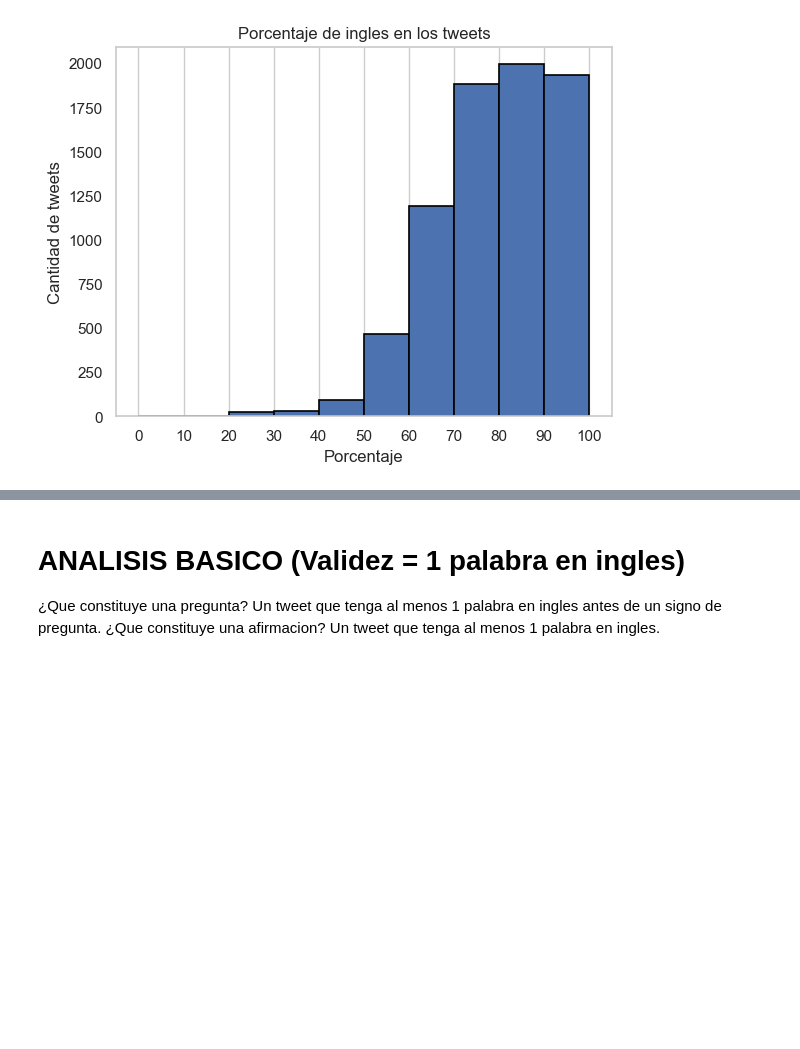
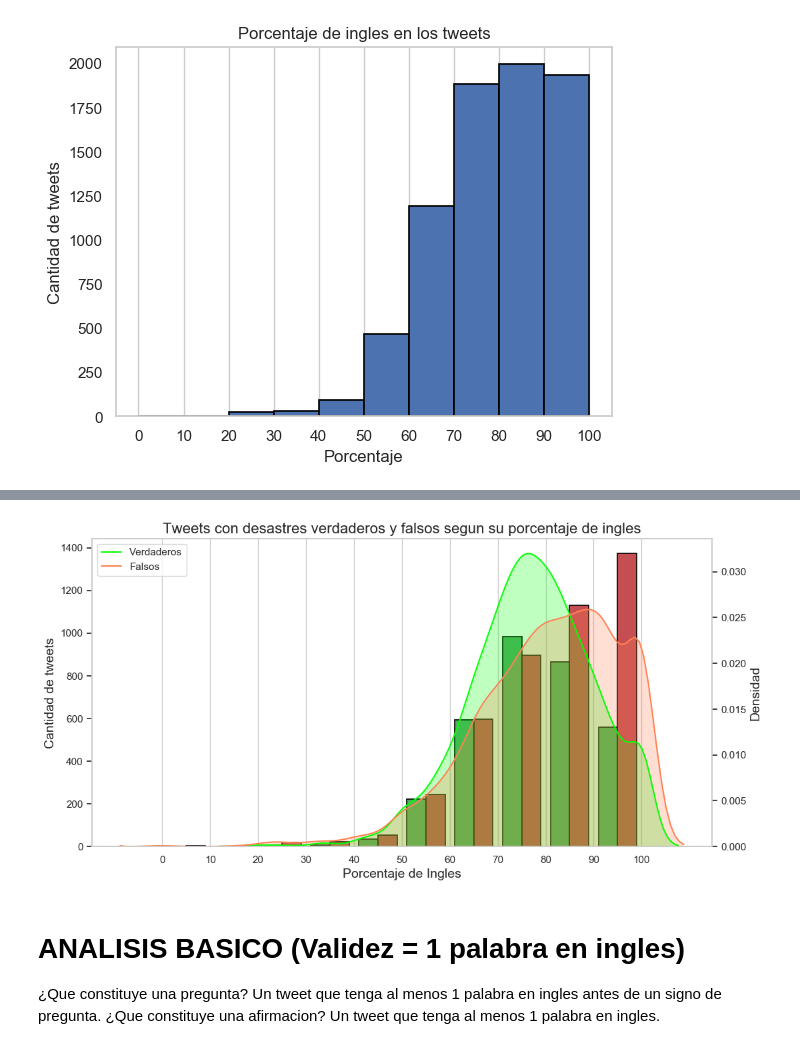
Before and after one commit to axelmpm/TP1_DATOS_1C_2020, a Jupyter notebook: Nacho/N_ProcesamientoDePalabras.ipynb, the cells around one changed output, grey strips where cells are left out. Saved outputs shown, nothing was run; the diff lists cells and outputs as text; code cells hidden in the pictures; blank space fills up the shorter version.

Commit message:
porcentajes en histogramas

```diff
--- a/Nacho/N_ProcesamientoDePalabras.ipynb
+++ b/Nacho/N_ProcesamientoDePalabras.ipynb
@@ -66,8 +61,40 @@ Name: tweets_en_ingles, dtype: int64
-# %%
-def encasillar_porcentaje(x): #encasillar los porcentajes de a 10%. 5 seria 50% o mas, y menos de 60%.
-    c = x / 10
-    return math.ceil(c)
-N_df['bins_porcentajes'] = N_df.porcentaje_de_ingles.map(lambda x: encasillar_porcentaje(x))
+# %%
+N_df_falsos = N_df[N_df.target == 0]
+N_df_verdaderos = N_df[N_df.target == 1]
+# %%
+#Los tweets con un porcentaje de ingles mayor al 90% parecen tener mayor probabilidad de ser falsos.
+fig, ax1 = plt.subplots()
+
+
+ax1.set_xlabel("Porcentaje de Ingles", fontsize = 14)
+ax1.set_ylabel("Cantidad de tweets", fontsize = 14)
+
+ax1.hist([N_df_verdaderos.porcentaje_de_ingles, N_df_falsos.porcentaje_de_ingles], color = ['g', 'r'], bins = 10, edgecolor='black', linewidth=1.2)
+ax1.tick_params(axis='y')
+ax1.grid(which = 'major', axis = 'y')
+
+ax2 = ax1.twinx()
+ax2.set_ylabel("Densidad", fontsize = 14)
+ax2.grid(False)
+
+sns.kdeplot(np.array(N_df_verdaderos.porcentaje_de_ingles), color = 'lime', shade = True, label = "Verdaderos")
+sns.kdeplot(np.array(N_df_falsos.porcentaje_de_ingles), shade = True, label = "Falsos", color = 'coral')
+plt.legend(loc='upper left')
+
+fig.set_figheight(6)
+fig.set_figwidth(12)
+
+tick = []
+for i in range(0, 101, 10):
+    tick.append(i)
+
+plt.xticks(tick)
+plt.title("Tweets con desastres verdaderos y falsos segun su porcentaje de ingles", fontsize = 16)
+
+
+plt.show()
+# %% [output]
+[figure, added]
 # %%
 ''' Considerando que al menos un 50% del texto tiene que estar en ingles para que se considere que esta en ingles, podemos ver
 cuantos textos vamos a rechazar, porque los textos que no esten en ingles no se podran analizar, ya que analizar textos
```
Also changed, not shown: parts of 1 cell of this notebook, 1 other file.
